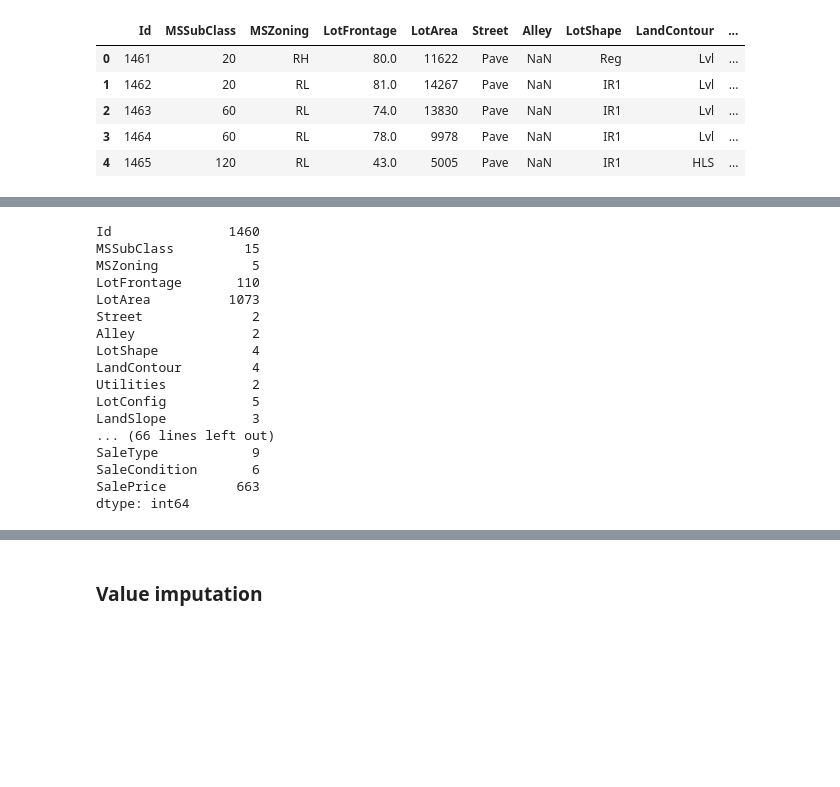
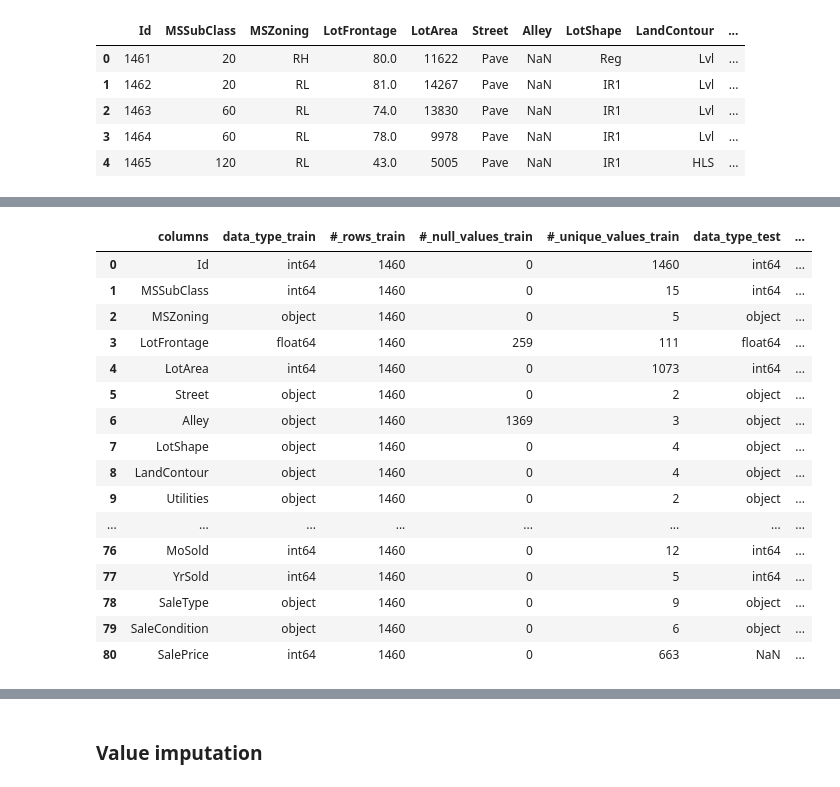
Before and after one commit to sanjibkumarmohapatra/Kaggle-Housing-Prices, a Jupyter notebook: house-prices-v1.0.ipynb, the cells around one changed output, grey strips where cells are left out. Drawn from its saved outputs; the diff is of its cells as text; code cells hidden in the pictures; blank space fills up the shorter version.

Commit message:
Kaggle Notebook | House_Prices_V1.0 | Version 3

```diff
--- a/house-prices-v1.0.ipynb
+++ b/house-prices-v1.0.ipynb
@@ -82,18 +82,27 @@ def create_summary(df):
     summary_df = pd.DataFrame()
 
 #     Storing Column names as values
-    summary_df["columns"] = list(train_df.columns.values)
+    summary_df["columns"] = list(x.columns.values)
+
+#     Adding data type of each column
+    summary_df["data_type"] = ""
+
+    for i in range(len(summary_df)):
+        summary_df.loc[i, ["data_type"]] = x[summary_df.loc[i,"columns"]].dtypes
 
 #     Adding number of rows for each columns
-    summary_df["#_rows"] = len(train_df)
+    summary_df["#_rows"] = len(x)
 
-#     Creating empty columns to store other summaries
+#     Number of null values in each columns
     summary_df["#_null_values"] = ""
+
+    for i in range(len(summary_df)):
+         summary_df.loc[i, ["#_null_values"]] = x[summary_df.loc[i,"columns"]].isnull().sum()
+
+#     Number of unique values in each columns
     summary_df["#_unique_values"] = ""
 
-#     Number of null values in each columns
     for i in range(len(summary_df)):
-         summary_df.loc[i, ["#_null_values"]] = x[summary_df.loc[i,"columns"]].isnull().sum()
          summary_df.loc[i, ["#_unique_values"]] = len(x[summary_df.loc[i,"columns"]].unique())
 
 #     Returning the summary dataframe
@@ -153,23 +110,28 @@ memory usage: 924.0+ KB
-# %%
-# List of unique values in each column
-
-train_df.nunique()
-# %% [output]
-Id               1460
-MSSubClass         15
-MSZoning            5
-LotFrontage       110
-LotArea          1073
-Street              2
-Alley               2
-LotShape            4
-LandContour         4
-Utilities           2
-LotConfig           5
-LandSlope           3
-... (66 lines left out)
-SaleType            9
-SaleCondition       6
-SalePrice         663
-dtype: int64
+# %%
+# Test and train summary
+train_summary_df = create_summary(train_df)
+test_summary_df = create_summary(test_df)
+
+summary_df = pd.merge(train_summary_df, test_summary_df, how = "outer", on = "columns",
+                    suffixes=['_train','_test'])
+
+display(summary_df)
+# %% [output]
+|  | columns | data_type_train | #_rows_train | #_null_values_train | #_unique_values_train | data_type_test | ... |
+| 0 | Id | int64 | 1460 | 0 | 1460 | int64 | ... |
+| 1 | MSSubClass | int64 | 1460 | 0 | 15 | int64 | ... |
+| 2 | MSZoning | object | 1460 | 0 | 5 | object | ... |
+| 3 | LotFrontage | float64 | 1460 | 259 | 111 | float64 | ... |
+| 4 | LotArea | int64 | 1460 | 0 | 1073 | int64 | ... |
+| 5 | Street | object | 1460 | 0 | 2 | object | ... |
+| 6 | Alley | object | 1460 | 1369 | 3 | object | ... |
+| 7 | LotShape | object | 1460 | 0 | 4 | object | ... |
+| 8 | LandContour | object | 1460 | 0 | 4 | object | ... |
+| 9 | Utilities | object | 1460 | 0 | 2 | object | ... |
+| ... | ... | ... | ... | ... | ... | ... | ... |
+| 76 | MoSold | int64 | 1460 | 0 | 12 | int64 | ... |
+| 77 | YrSold | int64 | 1460 | 0 | 5 | int64 | ... |
+| 78 | SaleType | object | 1460 | 0 | 9 | object | ... |
+| 79 | SaleCondition | object | 1460 | 0 | 6 | object | ... |
+| 80 | SalePrice | int64 | 1460 | 0 | 663 | NaN | ... |
 # %%
```
Also changed, not shown: parts of 12 cells of this notebook.
